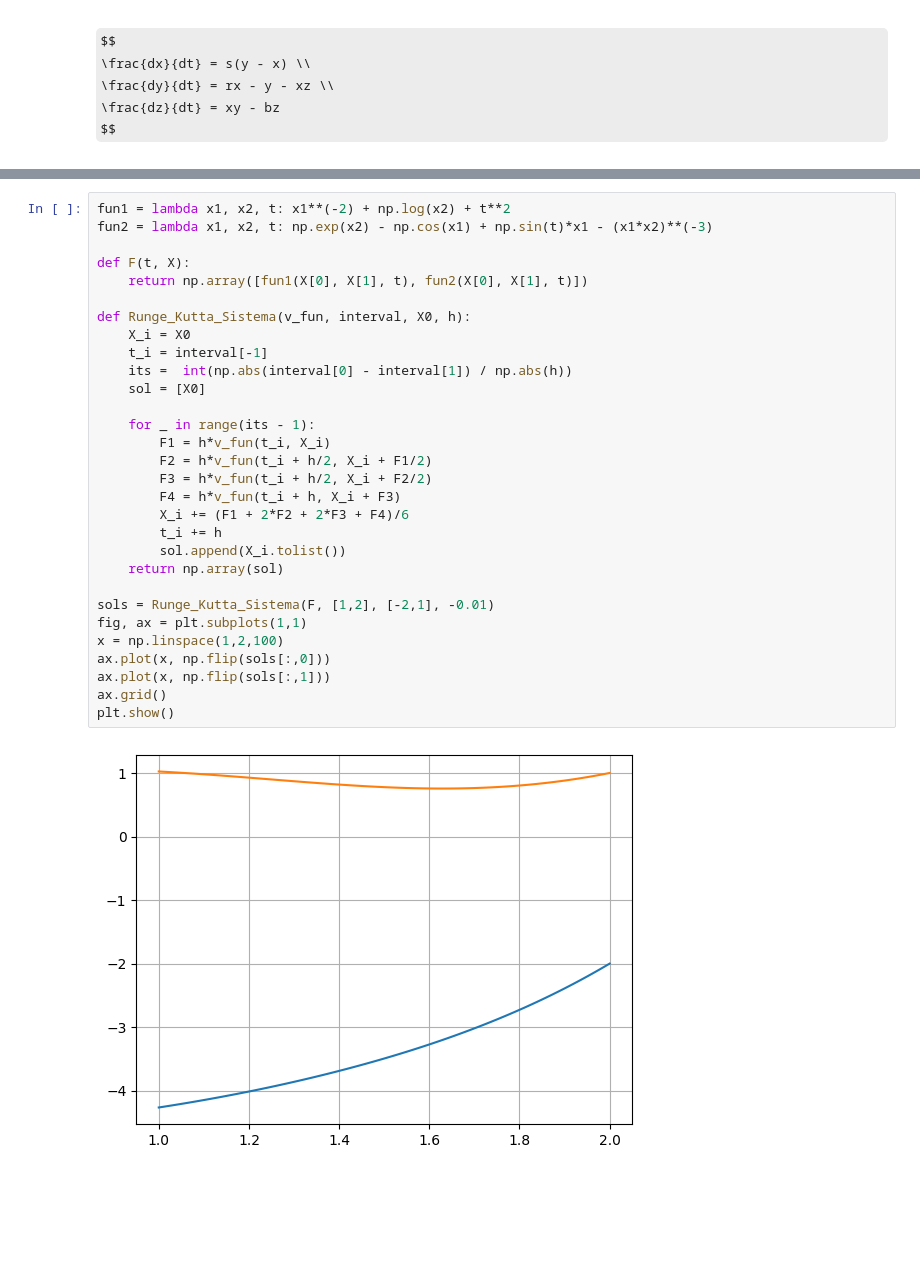
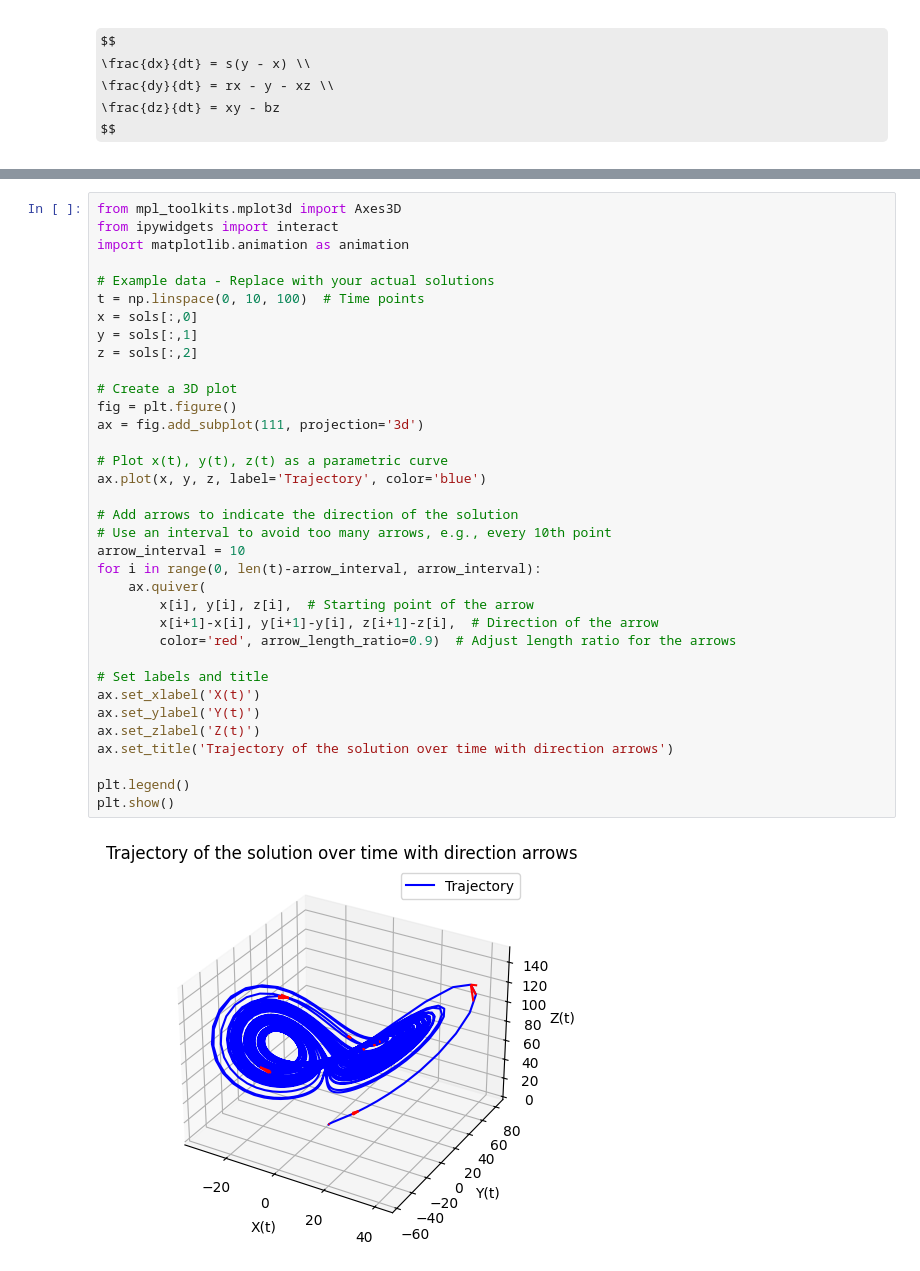
Before and after one commit to SalomoneCro/Neural-Networks, a Jupyter notebook: DifferentialEquations/Lorenz.ipynb, the cells around one changed output, grey strips where cells are left out. Saved outputs shown, nothing was run; the diff lists cells and outputs as text; some formulas as TeX source; blank space fills up the shorter version.

```diff
--- a/DifferentialEquations/Lorenz.ipynb
+++ b/DifferentialEquations/Lorenz.ipynb
@@ -37,32 +38,37 @@ plt.show()
-# %%
-fun1 = lambda x1, x2, t: x1**(-2) + np.log(x2) + t**2
-fun2 = lambda x1, x2, t: np.exp(x2) - np.cos(x1) + np.sin(t)*x1 - (x1*x2)**(-3)
-
-def F(t, X):
-    return np.array([fun1(X[0], X[1], t), fun2(X[0], X[1], t)])
-
-def Runge_Kutta_Sistema(v_fun, interval, X0, h):
-    X_i = X0
-    t_i = interval[-1]
-    its =  int(np.abs(interval[0] - interval[1]) / np.abs(h))
-    sol = [X0]
-
-    for _ in range(its - 1):
-        F1 = h*v_fun(t_i, X_i)
-        F2 = h*v_fun(t_i + h/2, X_i + F1/2)
-        F3 = h*v_fun(t_i + h/2, X_i + F2/2)
-        F4 = h*v_fun(t_i + h, X_i + F3)
-        X_i += (F1 + 2*F2 + 2*F3 + F4)/6
-        t_i += h
-        sol.append(X_i.tolist())
-    return np.array(sol)
-
-sols = Runge_Kutta_Sistema(F, [1,2], [-2,1], -0.01)
-fig, ax = plt.subplots(1,1)
-x = np.linspace(1,2,100)
-ax.plot(x, np.flip(sols[:,0]))
-ax.plot(x, np.flip(sols[:,1]))
-ax.grid()
-plt.show()
-# %% [output]
-[figure, removed]
+# %%
+from mpl_toolkits.mplot3d import Axes3D
+from ipywidgets import interact
+import matplotlib.animation as animation
+
+# Example data - Replace with your actual solutions
+t = np.linspace(0, 10, 100)  # Time points
+x = sols[:,0]
+y = sols[:,1]
+z = sols[:,2]
+
+# Create a 3D plot
+fig = plt.figure()
+ax = fig.add_subplot(111, projection='3d')
+
+# Plot x(t), y(t), z(t) as a parametric curve
+ax.plot(x, y, z, label='Trajectory', color='blue')
+
+# Add arrows to indicate the direction of the solution
+# Use an interval to avoid too many arrows, e.g., every 10th point
+arrow_interval = 10
+for i in range(0, len(t)-arrow_interval, arrow_interval):
+    ax.quiver(
+        x[i], y[i], z[i],  # Starting point of the arrow
+        x[i+1]-x[i], y[i+1]-y[i], z[i+1]-z[i],  # Direction of the arrow
+        color='red', arrow_length_ratio=0.9)  # Adjust length ratio for the arrows
+
+# Set labels and title
+ax.set_xlabel('X(t)')
+ax.set_ylabel('Y(t)')
+ax.set_zlabel('Z(t)')
+ax.set_title('Trajectory of the solution over time with direction arrows')
+
+plt.legend()
+plt.show()
+# %% [output]
+[figure, added]
```
Also changed, not shown: parts of 2 cells of this notebook, 1 other file.
